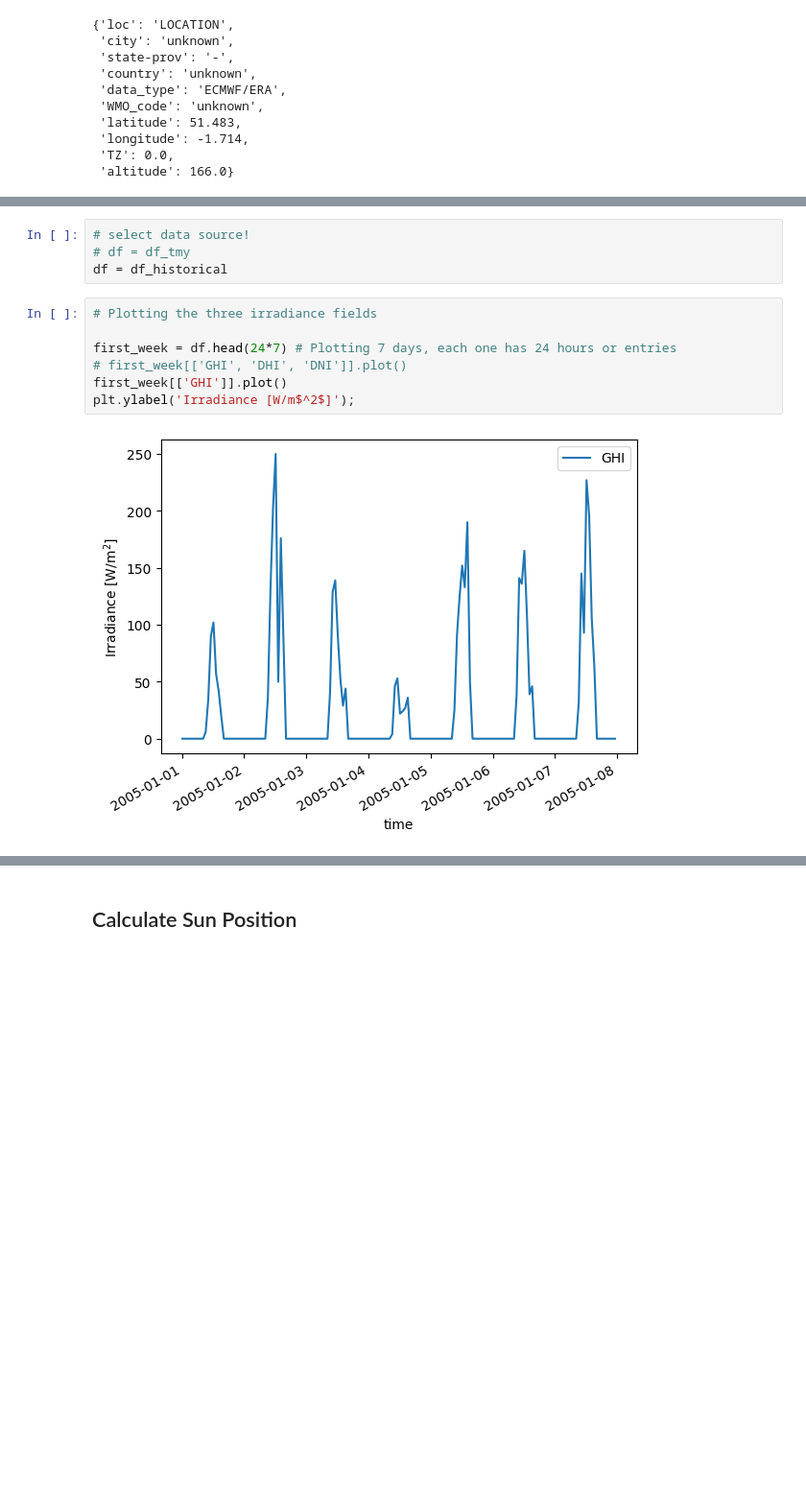
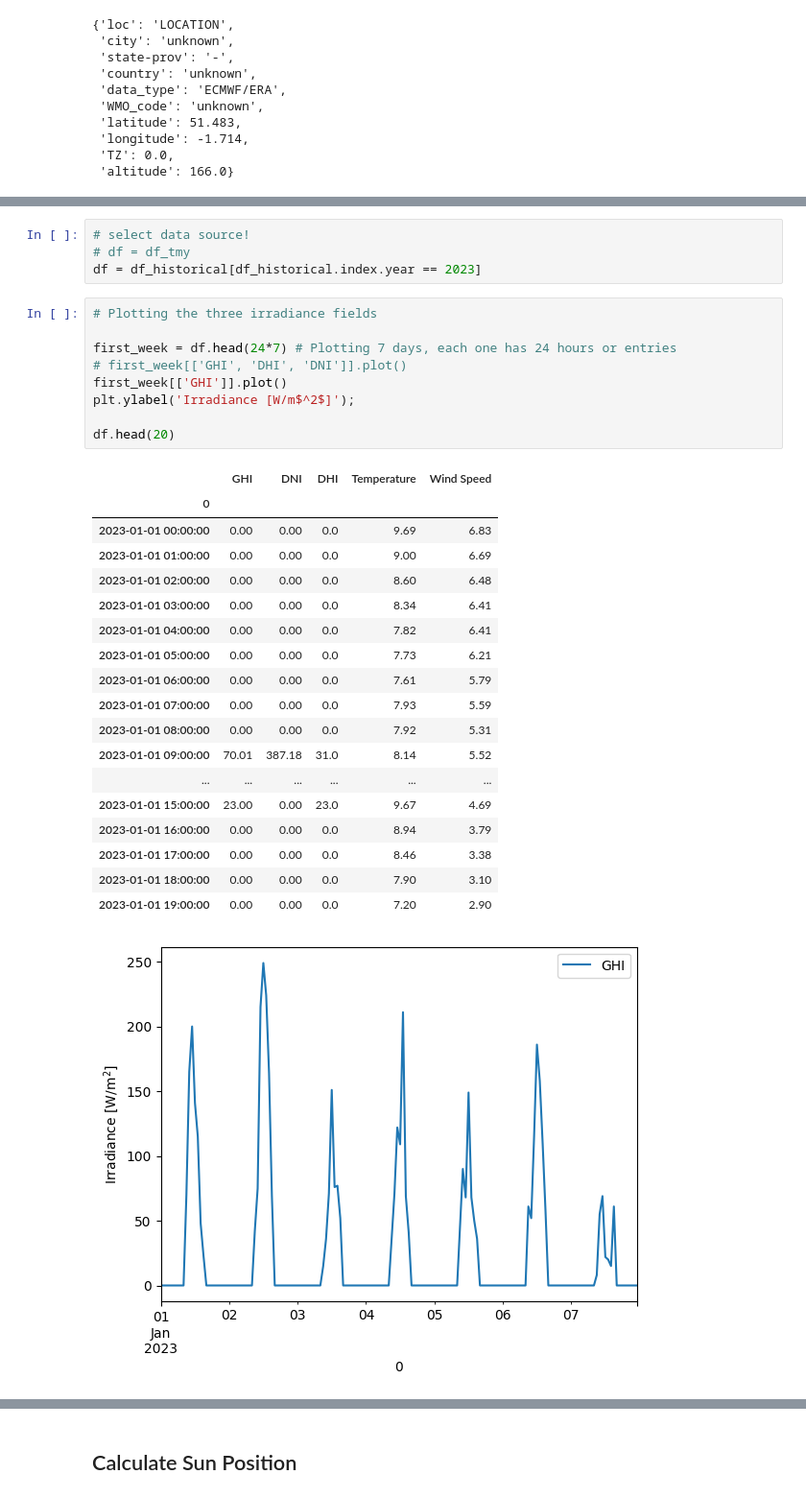
Before and after one commit to josephbenjamin/solar-model, a Jupyter notebook: solar-modelling.ipynb, the cells around one changed output, grey strips where cells are left out. Shown at 96% size. Cells and saved outputs as stored; diff of their text form; blank space fills up the shorter version.

Commit message:
Integrated historical hourly data into analysis

```diff
--- a/solar-modelling.ipynb
+++ b/solar-modelling.ipynb
@@ -133,14 +192,34 @@ plt.plot(df_jan['GHI'])
 # %%
 # select data source!
 # df = df_tmy
-df = df_historical
+df = df_historical[df_historical.index.year == 2023]
 # %%
 # Plotting the three irradiance fields
 
 first_week = df.head(24*7) # Plotting 7 days, each one has 24 hours or entries
 # first_week[['GHI', 'DHI', 'DNI']].plot()
 first_week[['GHI']].plot()
 plt.ylabel('Irradiance [W/m$^2$]');
+
+df.head(20)
 # %% [output]
+|  | GHI | DNI | DHI | Temperature | Wind Speed |
+| 0 |  |  |  |  |  |
+| 2023-01-01 00:00:00 | 0.00 | 0.00 | 0.0 | 9.69 | 6.83 |
+| 2023-01-01 01:00:00 | 0.00 | 0.00 | 0.0 | 9.00 | 6.69 |
+| 2023-01-01 02:00:00 | 0.00 | 0.00 | 0.0 | 8.60 | 6.48 |
+| 2023-01-01 03:00:00 | 0.00 | 0.00 | 0.0 | 8.34 | 6.41 |
+| 2023-01-01 04:00:00 | 0.00 | 0.00 | 0.0 | 7.82 | 6.41 |
+| 2023-01-01 05:00:00 | 0.00 | 0.00 | 0.0 | 7.73 | 6.21 |
+| 2023-01-01 06:00:00 | 0.00 | 0.00 | 0.0 | 7.61 | 5.79 |
+| 2023-01-01 07:00:00 | 0.00 | 0.00 | 0.0 | 7.93 | 5.59 |
+| 2023-01-01 08:00:00 | 0.00 | 0.00 | 0.0 | 7.92 | 5.31 |
+| 2023-01-01 09:00:00 | 70.01 | 387.18 | 31.0 | 8.14 | 5.52 |
+| ... | ... | ... | ... | ... | ... |
+| 2023-01-01 15:00:00 | 23.00 | 0.00 | 23.0 | 9.67 | 4.69 |
+| 2023-01-01 16:00:00 | 0.00 | 0.00 | 0.0 | 8.94 | 3.79 |
+| 2023-01-01 17:00:00 | 0.00 | 0.00 | 0.0 | 8.46 | 3.38 |
+| 2023-01-01 18:00:00 | 0.00 | 0.00 | 0.0 | 7.90 | 3.10 |
+| 2023-01-01 19:00:00 | 0.00 | 0.00 | 0.0 | 7.20 | 2.90 |
-[figure, old version]
+[figure, new version]
 # %%
```
Also changed, not shown: parts of 26 cells of this notebook, 9 other files.
